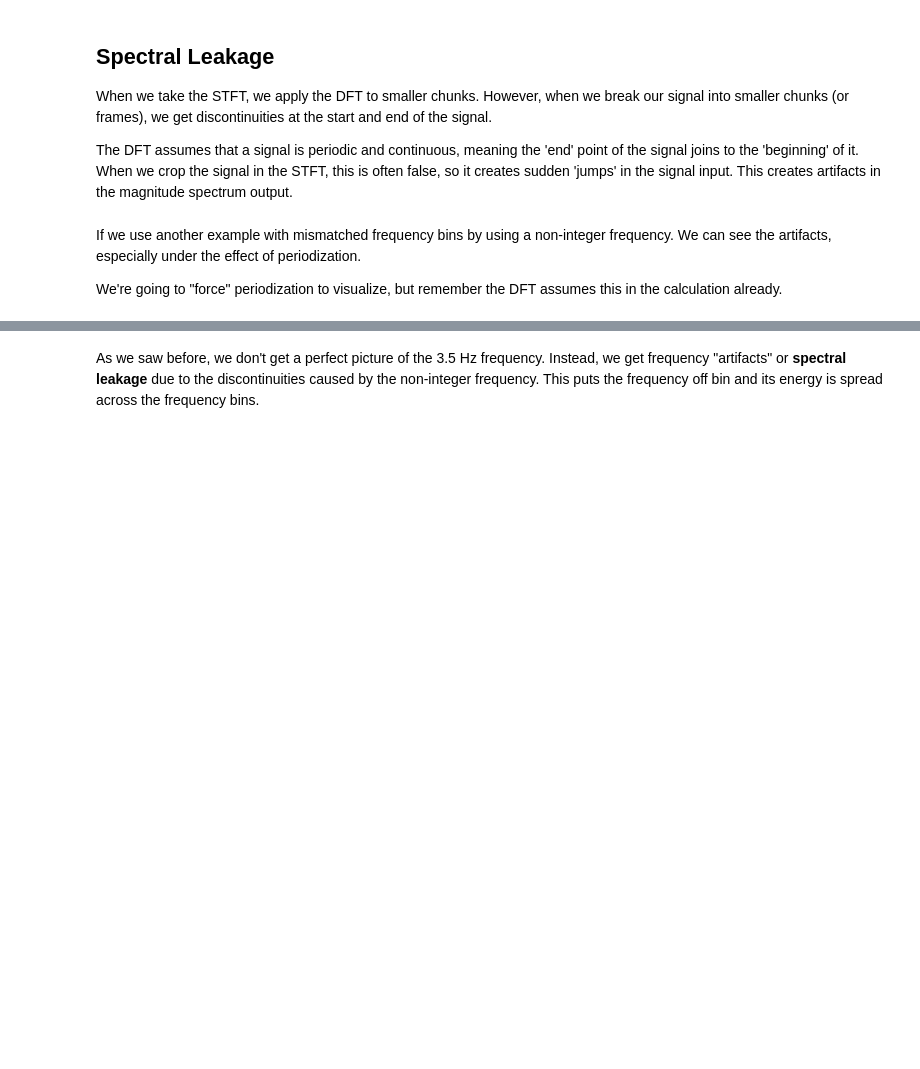
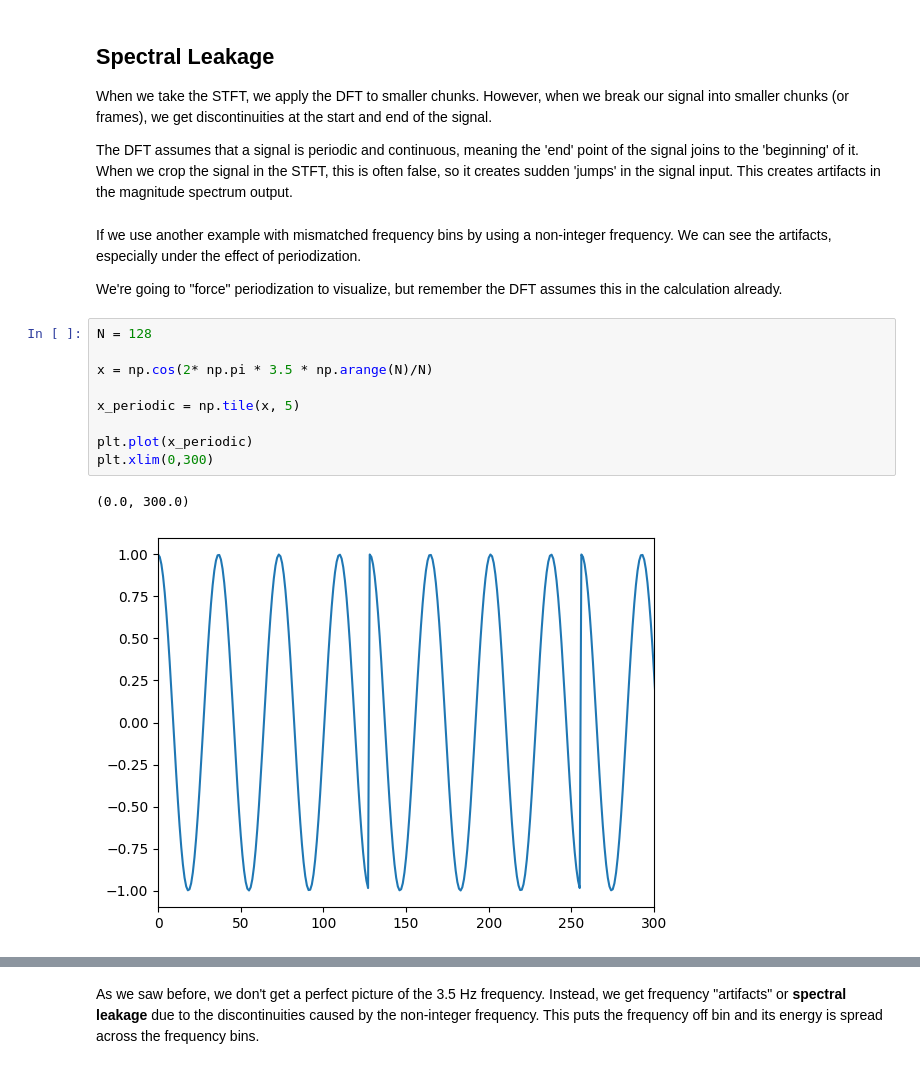
Before and after one commit to adityarpawar1902/AudioTechII, a Jupyter notebook: Lectures-Blank/Lesson12_STFTpart2.ipynb, the cells around one changed output, grey strips where cells are left out. Drawn from its saved outputs; the diff is of its cells as text; blank space fills up the shorter version.

```diff
--- a/Lectures-Blank/Lesson12_STFTpart2.ipynb
+++ b/Lectures-Blank/Lesson12_STFTpart2.ipynb
@@ -20,3 +20,15 @@ The DFT assumes that a signal is periodic and continuous, meaning the 'end' poin
 If we use another example with mismatched frequency bins by using a non-integer frequency. We can see the artifacts, especially under the effect of periodization.
 
 We're going to "force" periodization to visualize, but remember the DFT assumes this in the calculation already.
+# %%
+N = 128
+
+x = np.cos(2* np.pi * 3.5 * np.arange(N)/N)
+
+x_periodic = np.tile(x, 5)
+
+plt.plot(x_periodic)
+plt.xlim(0,300)
+# %% [output]
+(0.0, 300.0)
+[figure, added]
```
Also changed, not shown: parts of 20 cells of this notebook.
